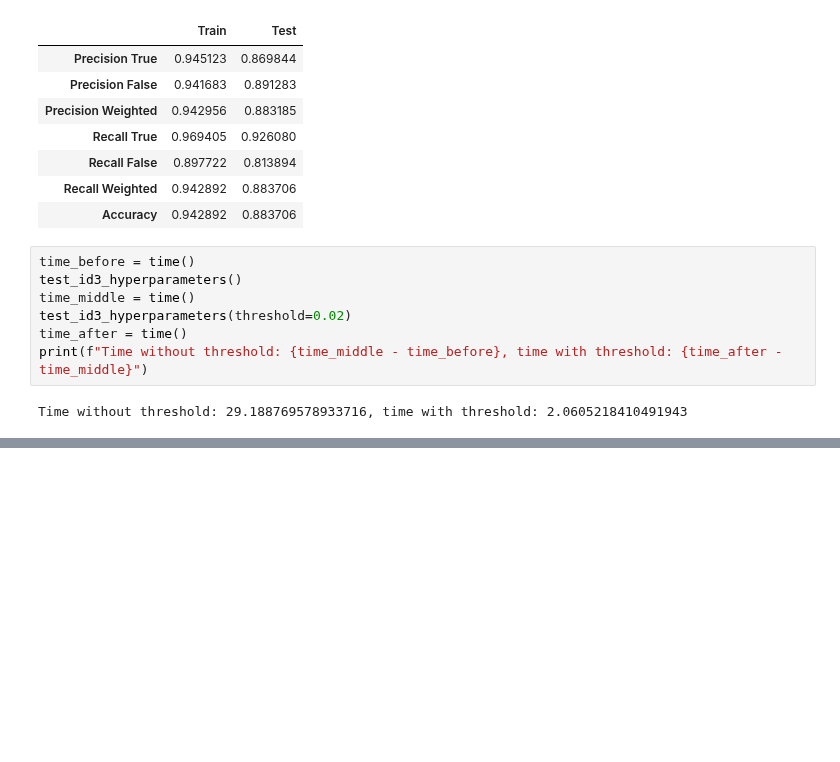
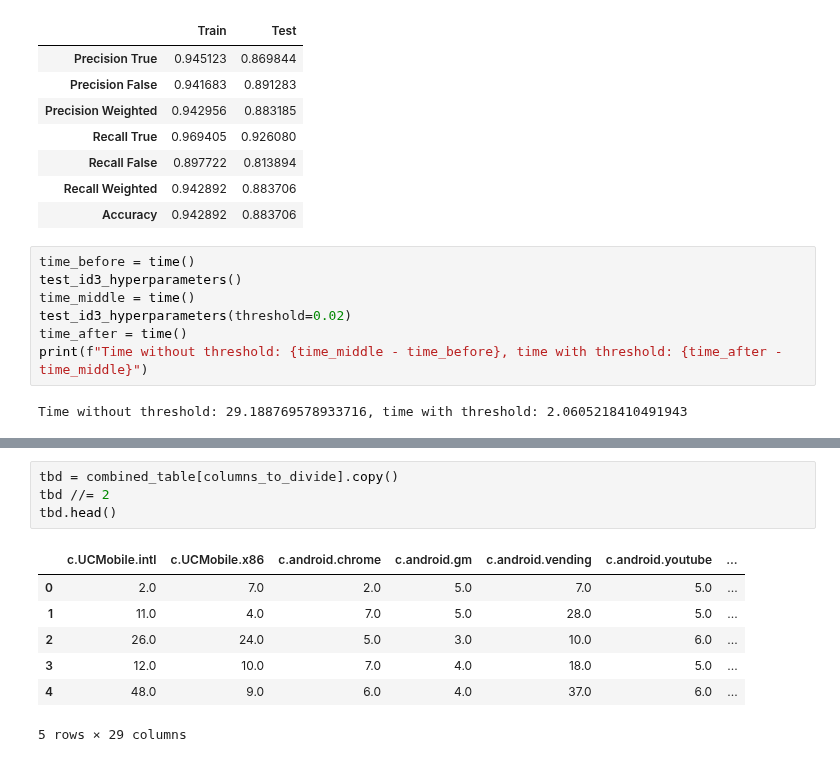
Before and after one commit to MartinH2k3/IAUProject, a Jupyter notebook: Phase3M.ipynb, the cells around one changed output, grey strips where cells are left out. Saved outputs shown, nothing was run; the diff lists cells and outputs as text; blank space fills up the shorter version.

```diff
--- a/Phase3M.ipynb
+++ b/Phase3M.ipynb
@@ -348,0 +451,12 @@ In the best configuration out of the few we tested, highest accuracy we achieved
+# %%
+tbd = combined_table[columns_to_divide].copy()
+tbd //= 2
+tbd.head()
+# %% [output]
+|  | c.UCMobile.intl | c.UCMobile.x86 | c.android.chrome | c.android.gm | c.android.vending | c.android.youtube | ... |
+| 0 | 2.0 | 7.0 | 2.0 | 5.0 | 7.0 | 5.0 | ... |
+| 1 | 11.0 | 4.0 | 7.0 | 5.0 | 28.0 | 5.0 | ... |
+| 2 | 26.0 | 24.0 | 5.0 | 3.0 | 10.0 | 6.0 | ... |
+| 3 | 12.0 | 10.0 | 7.0 | 4.0 | 18.0 | 5.0 | ... |
+| 4 | 48.0 | 9.0 | 6.0 | 4.0 | 37.0 | 6.0 | ... |
+5 rows × 29 columns
```
Also changed, not shown: parts of 14 cells of this notebook.
